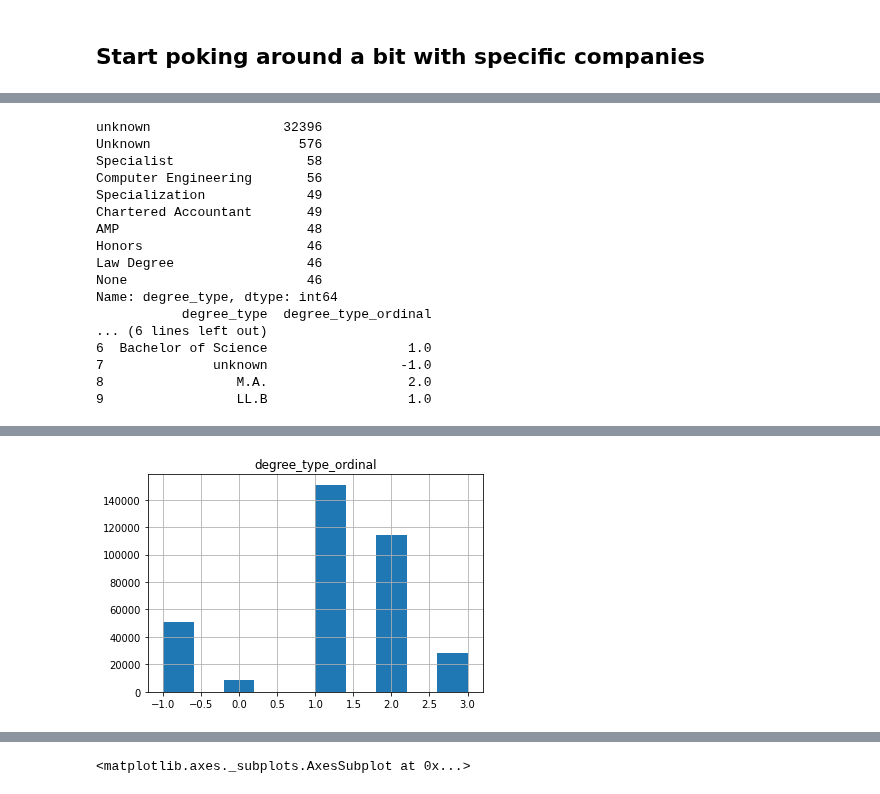
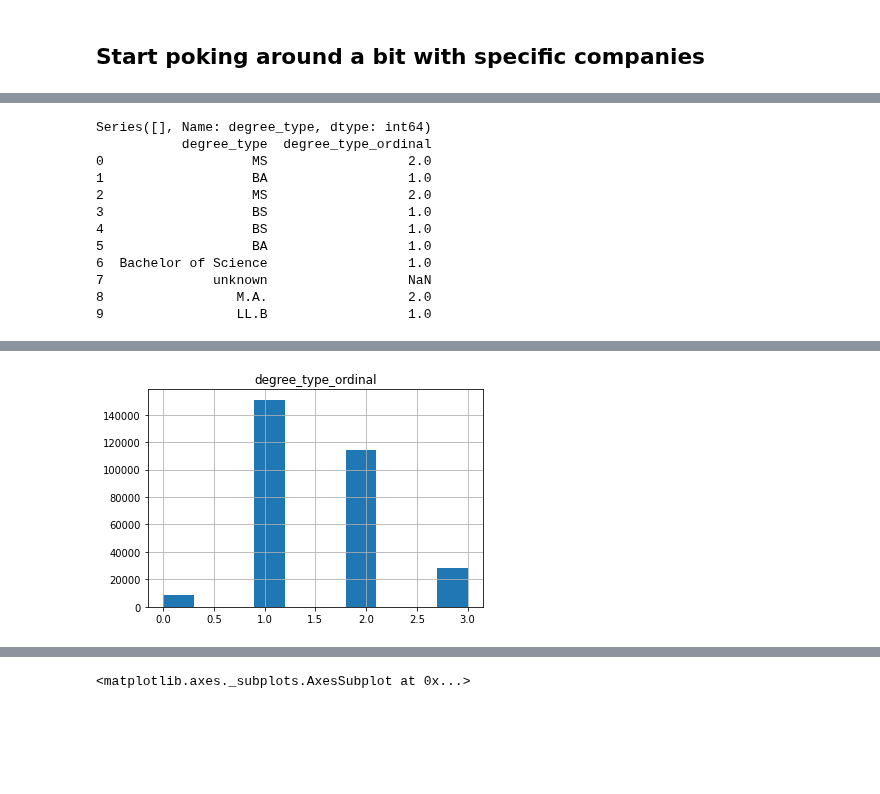
Before and after one commit to siddtheshah/vc_modeling, a Jupyter notebook: founders_features.ipynb, the cells around one changed output, grey strips where cells are left out. Cells and saved outputs as stored; diff of their text form; code cells hidden in the pictures; blank space fills up the shorter version.

```diff
--- a/founders_features.ipynb
+++ b/founders_features.ipynb
@@ -129,48 +136,43 @@ def map_degree_type(degree_type):
     return None
   type_lower = degree_type.lower()
   type_cleaned = type_lower.translate(str.maketrans('', '', string.punctuation)).strip()
   if (type_cleaned in sub_bachelors_types) or type_cleaned.find("certificat") > -1 or type_cleaned.find("associ") > -1:
     return 0
   if (type_cleaned in bachelors_types) or type_cleaned.find("bachelor") > -1:
     return 1
   if (type_cleaned in masters_types) or type_cleaned.find("master") > -1 or type_lower.find("m.") == 0 or type_cleaned.find("grad") > -1:
     return 2
   if (type_cleaned in doctorate_types) or type_cleaned.find("doctor") > -1:
     return 3
-  return -1
+  return None
 
 df = df_dict["degrees"]
 df["degree_type_ordinal"] = df.apply(lambda row: map_degree_type(row["degree_type"]), axis=1)
 df.hist(column="degree_type_ordinal")
 print((df[df["degree_type_ordinal"] == -1]).degree_type.value_counts()[:10])
 print(df[["degree_type", "degree_type_ordinal"]][:10])
 
 df.head()
 # %% [output]
-unknown                 32396
-Unknown                   576
-Specialist                 58
-Computer Engineering       56
-Specialization             49
-Chartered Accountant       49
-AMP                        48
-Honors                     46
-Law Degree                 46
-None                       46
-Name: degree_type, dtype: int64
+Series([], Name: degree_type, dtype: int64)
            degree_type  degree_type_ordinal
-... (6 lines left out)
+0                   MS                  2.0
+1                   BA                  1.0
+2                   MS                  2.0
+3                   BS                  1.0
+4                   BS                  1.0
+5                   BA                  1.0
 6  Bachelor of Science                  1.0
-7              unknown                 -1.0
+7              unknown                  NaN
 8                 M.A.                  2.0
 9                 LL.B                  1.0
 |  | uuid | name | type | permalink | cb_url | rank | created_at | updated_at | person_uuid | ... |
 | 0 | 205fdfd1-ecac-aa43-262f-219f11755f67 | MS Mass Communication @ Boston Un... | degree | NaN | NaN | NaN | 2008-02-19 17:58:31 | 2018-02-13 01:40:03 | 4897dba9-3141-ecc0-2c4b-c9d844e6440f | ... |
 | 1 | 1a2ac288-eb99-3318-fde5-1517bc168f51 | BA English, French @ Washington U... | degree | NaN | NaN | NaN | 2008-02-19 17:58:31 | 2018-02-13 01:39:57 | 4897dba9-3141-ecc0-2c4b-c9d844e6440f | ... |
 | 2 | b978d338-7ccc-7469-5ce7-ef98c34155ad | MS Internet Technology @ Universi... | degree | NaN | NaN | NaN | 2008-02-19 23:40:40 | 2018-02-13 01:43:09 | 7d187b77-94f7-e6cc-6981-d7468db5968f | ... |
 | 3 | d01cfaad-0ccc-631e-0382-1e507bf6ba04 | BS Computer Science @ Northeaster... | degree | NaN | NaN | NaN | 2008-02-21 01:31:01 | 2018-02-13 01:43:33 | 45e29113-19f9-c828-68d0-42ad2ef04da0 | ... |
 | 4 | 16a607f5-8ab3-573e-8d09-57b3e352e1d3 | BS Computer Science @ Rochester I... | degree | NaN | NaN | NaN | 2008-02-21 01:31:34 | 2018-02-13 01:39:53 | b3b4ec6b-86fe-dd6e-ec8a-e8e7e999f274 | ... |
-[figure, old version]
+[figure, new version]
 # %%
 # join in degree data for each founder
 
```
Also changed, not shown: parts of 17 cells of this notebook, 2 other files.
